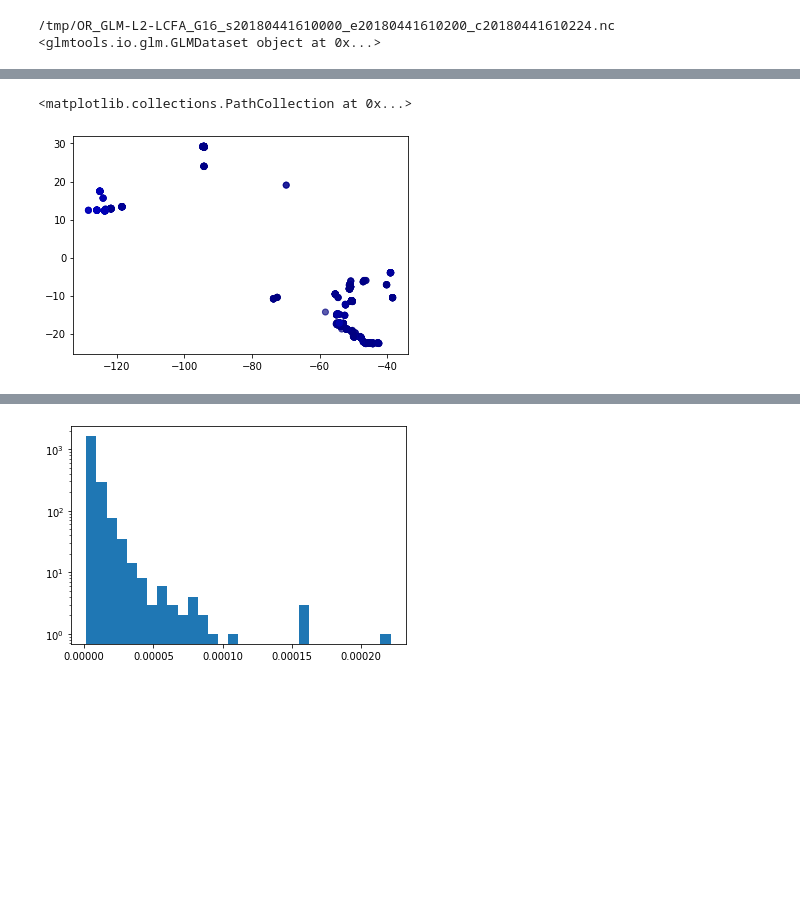
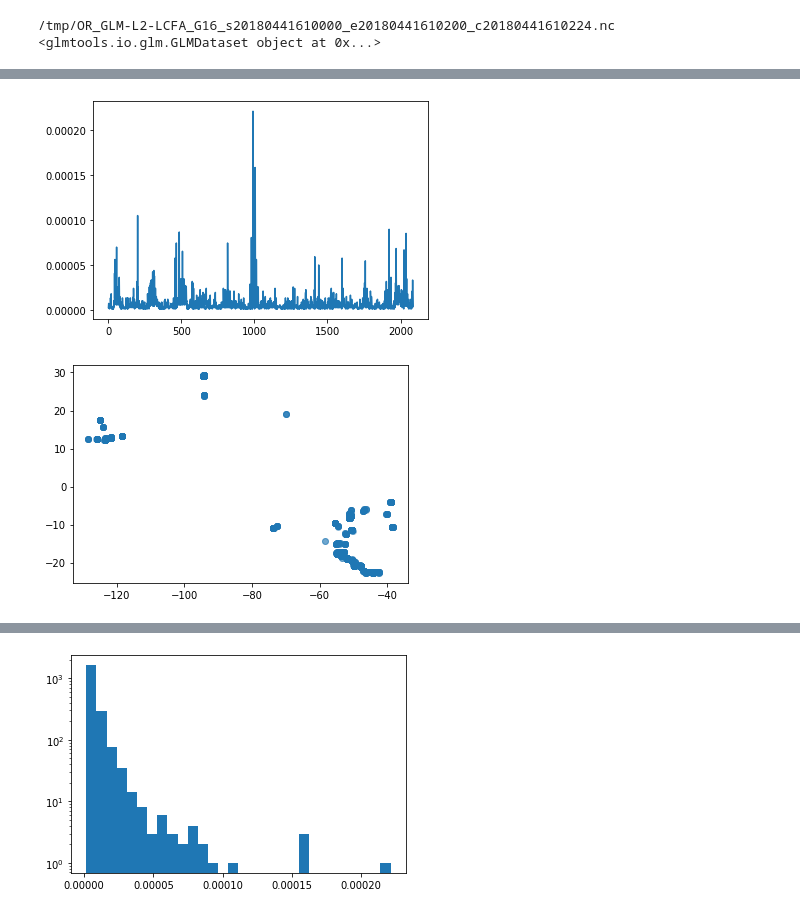
Before and after one commit to fluxtransport/glmtools, a Jupyter notebook: examples/glm_from_gc.ipynb, the cells around one changed output, grey strips where cells are left out. Saved outputs shown, nothing was run; the diff lists cells and outputs as text; code cells hidden in the pictures; blank space fills up the shorter version.

```diff
--- a/examples/glm_from_gc.ipynb
+++ b/examples/glm_from_gc.ipynb
@@ -70,26 +86,15 @@ Copying gs://gcp-public-data-goes-16/GLM-L2-LCFA/2018/044/16/OR_GLM-L2-LCFA_G16_
 Operation completed over 150 objects/28.4 MiB.
-# %%
-import glob
-import numpy as np
-from glmtools.io.glm import GLMDataset
-
-fns = np.sort(glob.glob('/tmp/OR_GLM-L2*.nc'))
-print(fns[0])
-
-accum_mins = 3
-glm = GLMDataset(fns[0])
-#glm = open_glm_time_series(fns[0])
-print(glm)
-
-# accumulate over 3 minutes. To also subset a long dataset, see the start_end kwarg
-#agglm = aggregate(glm, accum_mins)
-# Set the time coordinate to the start time of each time bin (could also choose mid)
-#agglm['time_bins'] = [v.left for v in agglm.time_bins.values]
-#glm_grids = agglm.rename({'time_bins':'time'})
-#print(glm_grids)
-# %% [output]
-/tmp/OR_GLM-L2-LCFA_G16_s20180441610000_e20180441610200_c20180441610224.nc
-<glmtools.io.glm.GLMDataset object at 0x...>
+# %%
+fns = np.sort(glob.glob('/tmp/OR_GLM-L2*.nc'))
+print(fns[0])
+
+accum_mins = 3
+glm = GLMDataset(fns[0])
+#glm = open_glm_time_series(fns[0])
+print(glm)
+# %% [output]
+/tmp/OR_GLM-L2-LCFA_G16_s20180441610000_e20180441610200_c20180441610224.nc
+<glmtools.io.glm.GLMDataset object at 0x...>
 # %%
 glm.dataset
 # %% [output]
@@ -112,12 +117,11 @@ Coordinates:
     id:                        8fb30842-5481-4384-af8d-d2061fd03270
 # %%
 import matplotlib.pyplot as plt
-#plt.plot(glm.dataset['event_energy'].data)
-min, max = glm.dataset['event_energy'].data.min(), glm.dataset['event_energy'].data.max()
-color = [((item-min)/(np.median(glm.dataset['event_energy'].data)-min)) for item in glm.dataset['event_energy'].data]
-
+plt.plot(glm.dataset['event_energy'].data)
+plt.show()
 plt.scatter(glm.dataset['event_lon'].data, glm.dataset['event_lat'].data,
-            c=color, cmap='jet',alpha=0.4)
+           cmap='jet',alpha=0.4)
+plt.show()
 # %% [output]
-<matplotlib.collections.PathCollection at 0x...>
-[figure, old version]
+[figure, new version]
+[figure, added]
```
Also changed, not shown: parts of 14 cells of this notebook.
